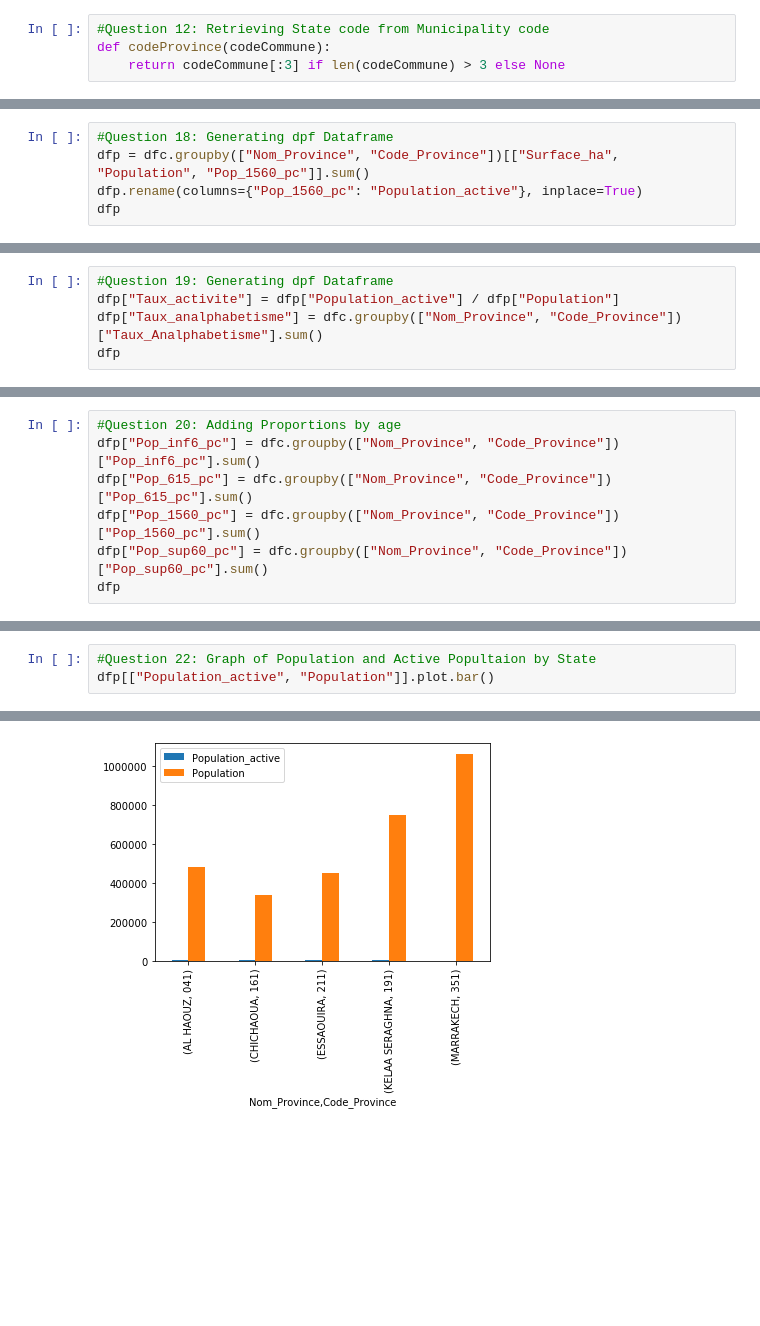
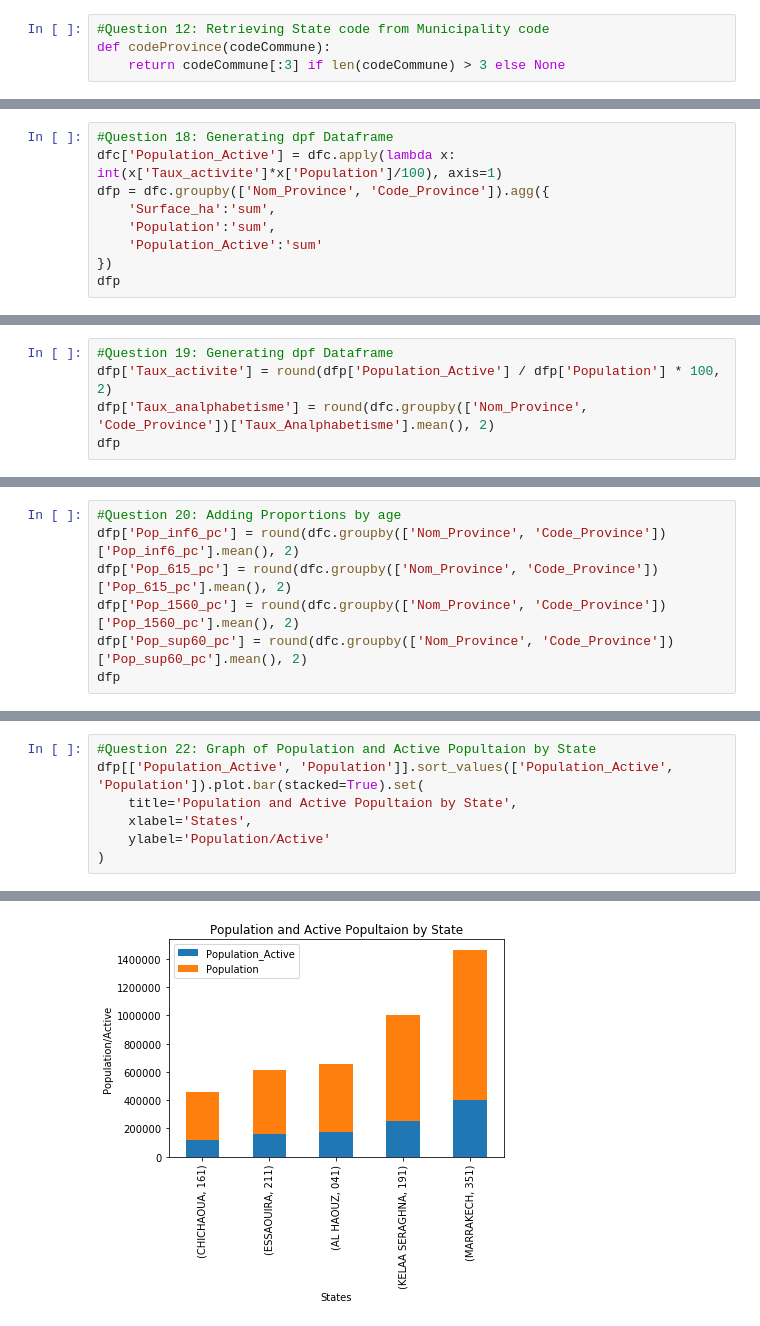
Before and after one commit to abidarelmehdi/moroccan-census-2004, a Jupyter notebook: projet.ipynb, the cells around one changed output, grey strips where cells are left out. Cells and saved outputs as stored; diff of their text form; blank space fills up the shorter version.

```diff
--- a/projet.ipynb
+++ b/projet.ipynb
@@ -218,6 +218,10 @@ dtype: float64
 # %%
 #Question 18: Generating dpf Dataframe
-dfp = dfc.groupby(["Nom_Province", "Code_Province"])[["Surface_ha", "Population", "Pop_1560_pc"]].sum()
-dfp.rename(columns={"Pop_1560_pc": "Population_active"}, inplace=True)
+dfc['Population_Active'] = dfc.apply(lambda x: int(x['Taux_activite']*x['Population']/100), axis=1)
+dfp = dfc.groupby(['Nom_Province', 'Code_Province']).agg({
+    'Surface_ha':'sum',
+    'Population':'sum',
+    'Population_Active':'sum'
+})
 dfp
 # %% [output]
@@ -231,6 +235,6 @@ dfp
 # %%
 #Question 19: Generating dpf Dataframe
-dfp["Taux_activite"] = dfp["Population_active"] / dfp["Population"]
-dfp["Taux_analphabetisme"] = dfc.groupby(["Nom_Province", "Code_Province"])["Taux_Analphabetisme"].sum()
+dfp['Taux_activite'] = round(dfp['Population_Active'] / dfp['Population'] * 100, 2)
+dfp['Taux_analphabetisme'] = round(dfc.groupby(['Nom_Province', 'Code_Province'])['Taux_Analphabetisme'].mean(), 2)
 dfp
 # %% [output]
@@ -244,8 +248,8 @@ dfp
 # %%
 #Question 20: Adding Proportions by age
-dfp["Pop_inf6_pc"] = dfc.groupby(["Nom_Province", "Code_Province"])["Pop_inf6_pc"].sum()
-dfp["Pop_615_pc"] = dfc.groupby(["Nom_Province", "Code_Province"])["Pop_615_pc"].sum()
-dfp["Pop_1560_pc"] = dfc.groupby(["Nom_Province", "Code_Province"])["Pop_1560_pc"].sum()
-dfp["Pop_sup60_pc"] = dfc.groupby(["Nom_Province", "Code_Province"])["Pop_sup60_pc"].sum()
+dfp['Pop_inf6_pc'] = round(dfc.groupby(['Nom_Province', 'Code_Province'])['Pop_inf6_pc'].mean(), 2)
+dfp['Pop_615_pc'] = round(dfc.groupby(['Nom_Province', 'Code_Province'])['Pop_615_pc'].mean(), 2)
+dfp['Pop_1560_pc'] = round(dfc.groupby(['Nom_Province', 'Code_Province'])['Pop_1560_pc'].mean(), 2)
+dfp['Pop_sup60_pc'] = round(dfc.groupby(['Nom_Province', 'Code_Province'])['Pop_sup60_pc'].mean(), 2)
 dfp
 # %% [output]
@@ -262,4 +266,8 @@ dfc.to_excel("data_python/dfp_Abidar_El_Mehdi.xlsx")
 # %%
 #Question 22: Graph of Population and Active Popultaion by State
-dfp[["Population_active", "Population"]].plot.bar()
+dfp[['Population_Active', 'Population']].sort_values(['Population_Active', 'Population']).plot.bar(stacked=True).set(
+    title='Population and Active Popultaion by State',
+    xlabel='States',
+    ylabel='Population/Active'
+)
 # %% [output]
@@ -267,2 +277,2 @@ dfp[["Population_active", "Population"]].plot.bar()
-[figure, old version]
+[figure, new version]
 # %%
```
Also changed, not shown: parts of 25 cells of this notebook, 2 other files.
